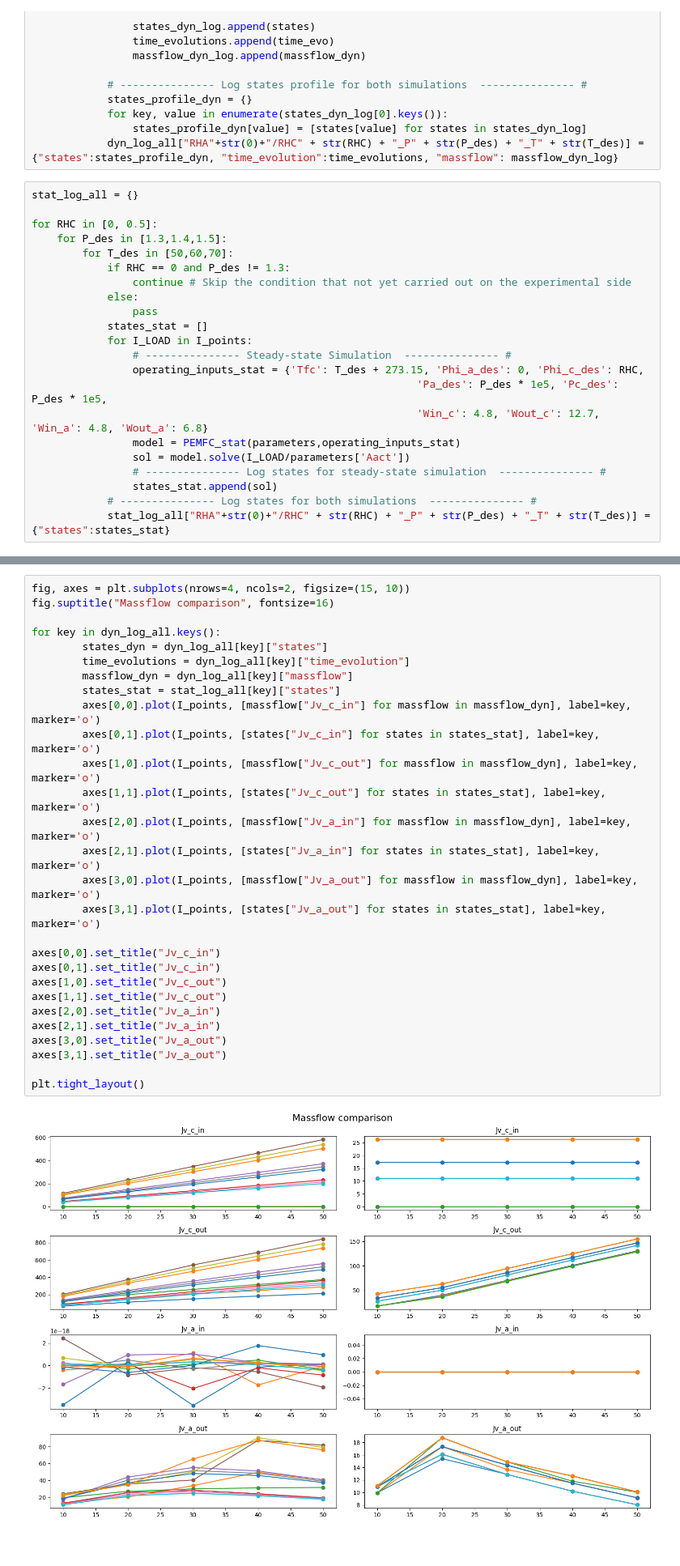
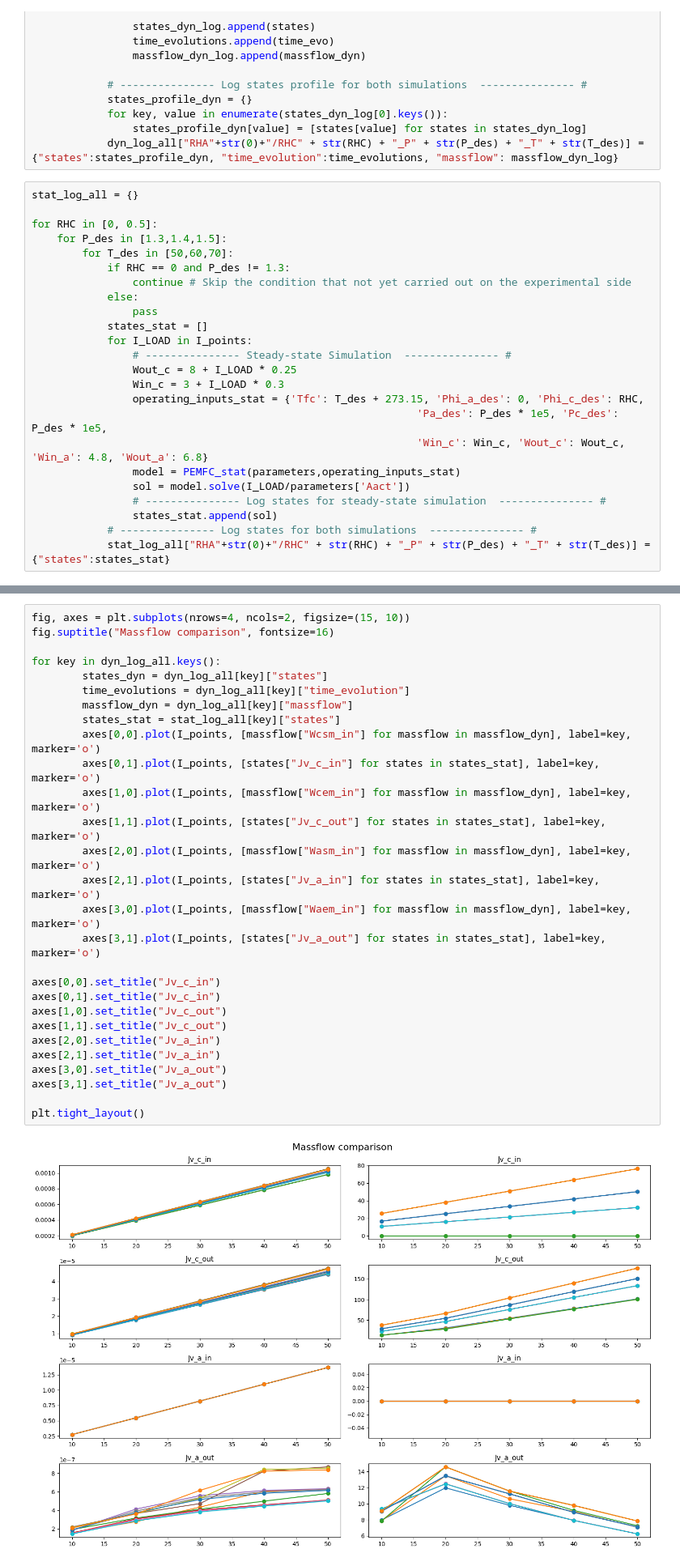
Before and after one commit to YuKwanH/DS-AlphaPEM, a Jupyter notebook: simulation/model/comparison/massflow.ipynb, the cells around one changed output, grey strips where cells are left out. Shown at 81% size. Drawn from its saved outputs; the diff is of its cells as text.

Commit message:
small change for plotting

```diff
--- a/simulation/model/comparison/massflow.ipynb
+++ b/simulation/model/comparison/massflow.ipynb
@@ -86,9 +91,11 @@ for RHC in [0, 0.5]:
             states_stat = []
             for I_LOAD in I_points:
                 # --------------- Steady-state Simulation  --------------- #
+                Wout_c = 8 + I_LOAD * 0.25
+                Win_c = 3 + I_LOAD * 0.3
                 operating_inputs_stat = {'Tfc': T_des + 273.15, 'Phi_a_des': 0, 'Phi_c_des': RHC,
                                                              'Pa_des': P_des * 1e5, 'Pc_des': P_des * 1e5,
-                                                             'Win_c': 4.8, 'Wout_c': 12.7, 'Win_a': 4.8, 'Wout_a': 6.8}
+                                                             'Win_c': Win_c, 'Wout_c': Wout_c, 'Win_a': 4.8, 'Wout_a': 6.8}
                 model = PEMFC_stat(parameters,operating_inputs_stat)
                 sol = model.solve(I_LOAD/parameters['Aact'])
                 # --------------- Log states for steady-state simulation  --------------- #
@@ -124,30 +131,30 @@ plt.tight_layout()
 # %%
 fig, axes = plt.subplots(nrows=4, ncols=2, figsize=(15, 10))
 fig.suptitle("Massflow comparison", fontsize=16)
 
 for key in dyn_log_all.keys():
         states_dyn = dyn_log_all[key]["states"]
         time_evolutions = dyn_log_all[key]["time_evolution"]
         massflow_dyn = dyn_log_all[key]["massflow"]
         states_stat = stat_log_all[key]["states"]
-        axes[0,0].plot(I_points, [massflow["Jv_c_in"] for massflow in massflow_dyn], label=key, marker='o')
+        axes[0,0].plot(I_points, [massflow["Wcsm_in"] for massflow in massflow_dyn], label=key, marker='o')
         axes[0,1].plot(I_points, [states["Jv_c_in"] for states in states_stat], label=key, marker='o')
-        axes[1,0].plot(I_points, [massflow["Jv_c_out"] for massflow in massflow_dyn], label=key, marker='o')
+        axes[1,0].plot(I_points, [massflow["Wcem_in"] for massflow in massflow_dyn], label=key, marker='o')
         axes[1,1].plot(I_points, [states["Jv_c_out"] for states in states_stat], label=key, marker='o')
-        axes[2,0].plot(I_points, [massflow["Jv_a_in"] for massflow in massflow_dyn], label=key, marker='o')
+        axes[2,0].plot(I_points, [massflow["Wasm_in"] for massflow in massflow_dyn], label=key, marker='o')
         axes[2,1].plot(I_points, [states["Jv_a_in"] for states in states_stat], label=key, marker='o')
-        axes[3,0].plot(I_points, [massflow["Jv_a_out"] for massflow in massflow_dyn], label=key, marker='o')
+        axes[3,0].plot(I_points, [massflow["Waem_in"] for massflow in massflow_dyn], label=key, marker='o')
         axes[3,1].plot(I_points, [states["Jv_a_out"] for states in states_stat], label=key, marker='o')
 
 axes[0,0].set_title("Jv_c_in")
 axes[0,1].set_title("Jv_c_in")
 axes[1,0].set_title("Jv_c_out")
 axes[1,1].set_title("Jv_c_out")
 axes[2,0].set_title("Jv_a_in")
 axes[2,1].set_title("Jv_a_in")
 axes[3,0].set_title("Jv_a_out")
 axes[3,1].set_title("Jv_a_out")
 
 plt.tight_layout()
 # %% [output]
-[figure, old version]
+[figure, new version]
```
Also changed, not shown: parts of 2 cells of this notebook, 2 other files.
